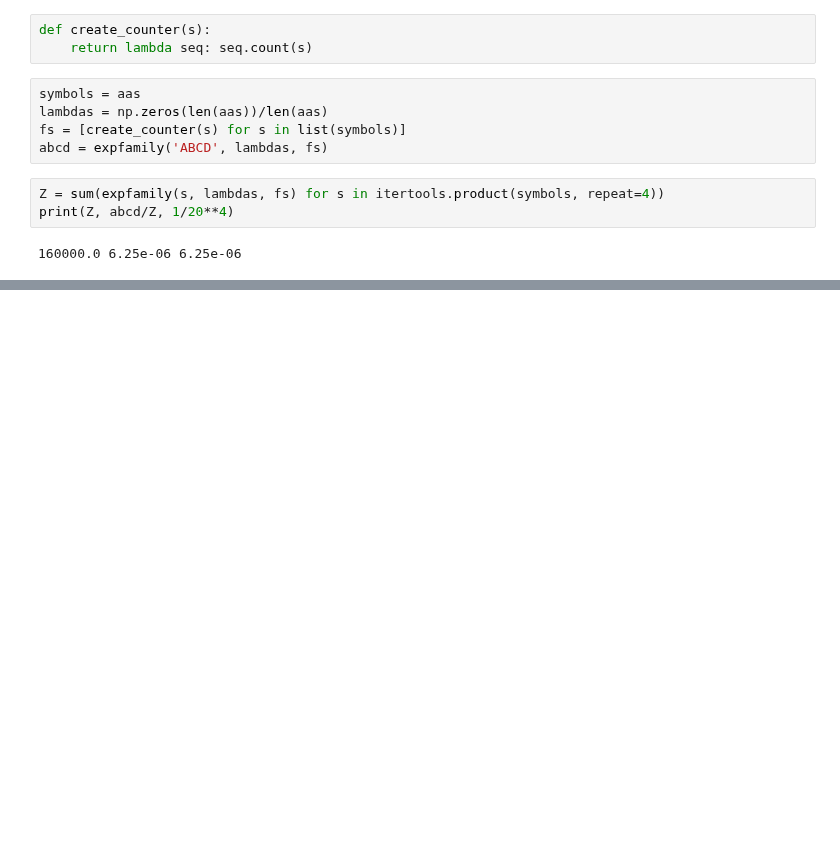
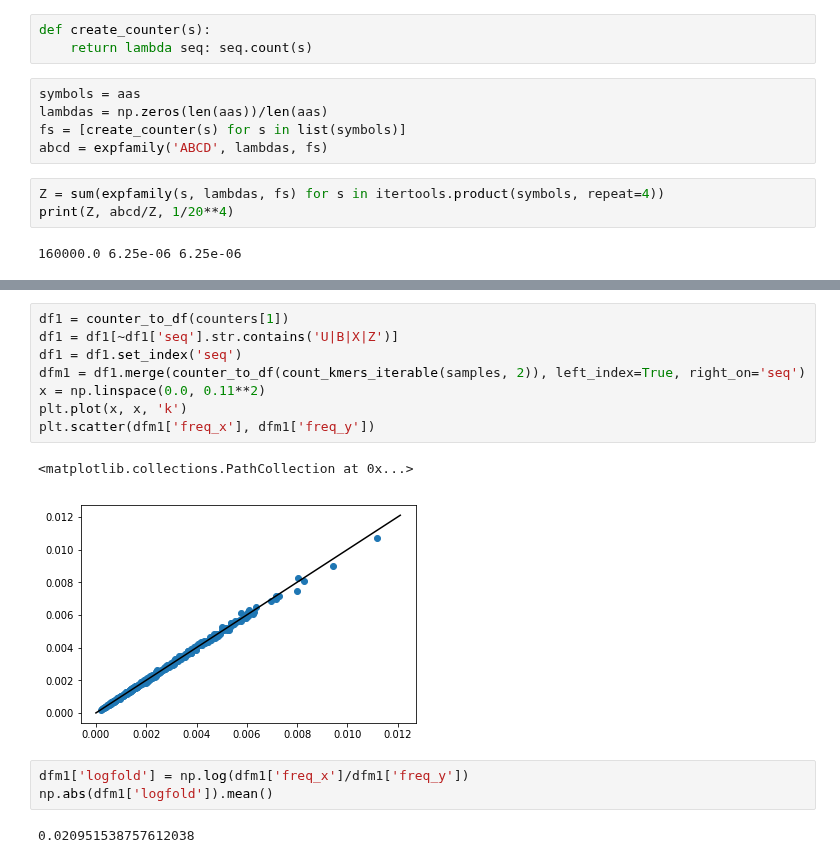
Before and after one commit to andim/peptidome, a Jupyter notebook: code/maxent.ipynb, the cells around one changed output, grey strips where cells are left out. Saved outputs shown, nothing was run; the diff lists cells and outputs as text; blank space fills up the shorter version.

```diff
--- a/code/maxent.ipynb
+++ b/code/maxent.ipynb
@@ -100,0 +119,16 @@ plt.scatter(dfm['freq_x'], dfm['freq_y'])
+# %%
+df1 = counter_to_df(counters[1])
+df1 = df1[~df1['seq'].str.contains('U|B|X|Z')]
+df1 = df1.set_index('seq')
+dfm1 = df1.merge(counter_to_df(count_kmers_iterable(samples, 2)), left_index=True, right_on='seq')
+x = np.linspace(0.0, 0.11**2)
+plt.plot(x, x, 'k')
+plt.scatter(dfm1['freq_x'], dfm1['freq_y'])
+# %% [output]
+<matplotlib.collections.PathCollection at 0x...>
+[figure, added]
+# %%
+dfm1['logfold'] = np.log(dfm1['freq_x']/dfm1['freq_y'])
+np.abs(dfm1['logfold']).mean()
+# %% [output]
+0.020951538757612038
```
Also changed, not shown: parts of 19 cells of this notebook.
